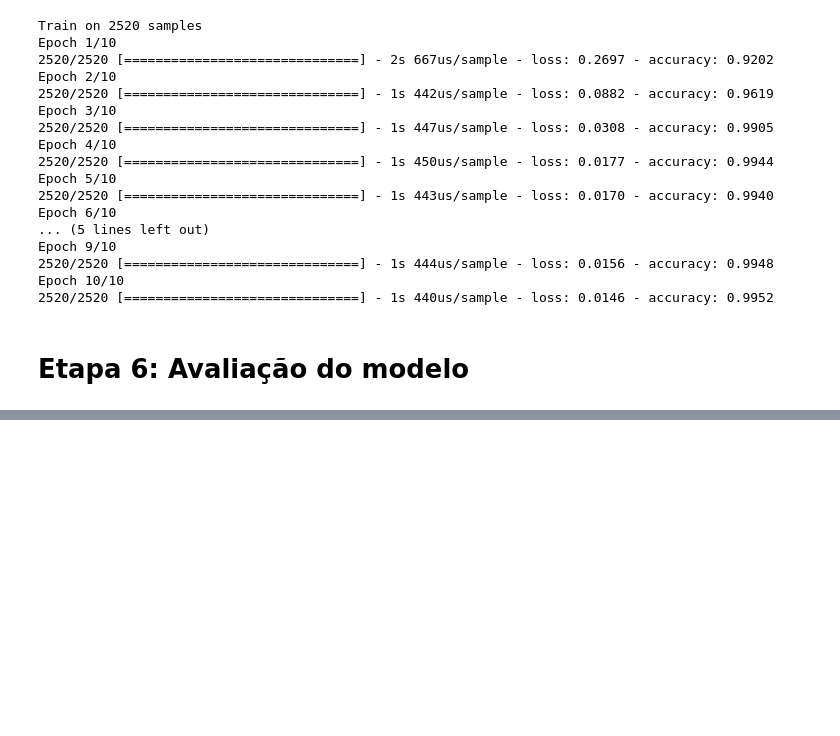
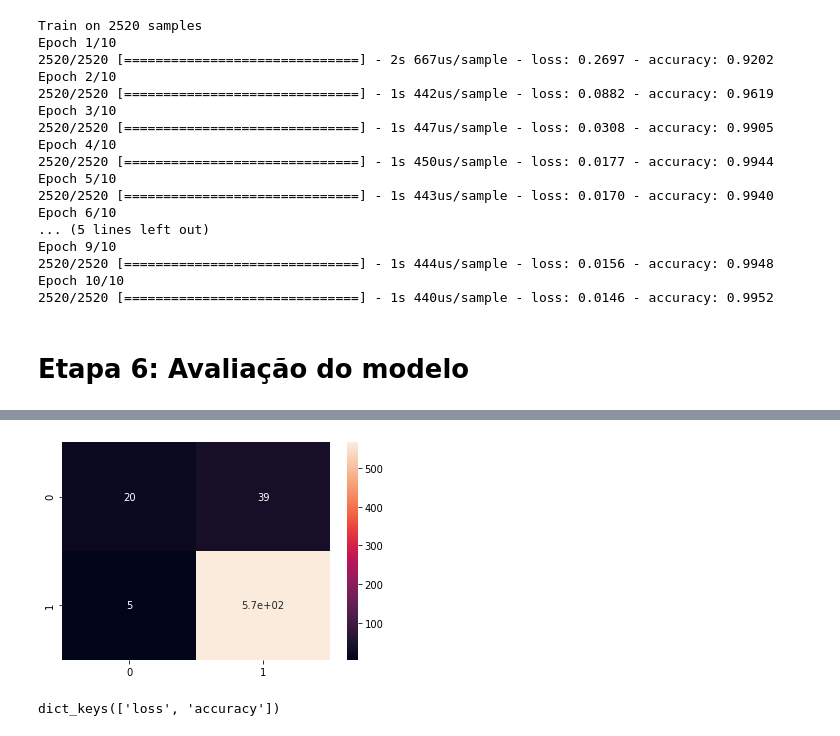
Before and after one commit to marcelounb/DeepLearning, a Jupyter notebook: Projeto5_texto_analise_sentimentos.ipynb, the cells around one changed output, grey strips where cells are left out. Saved outputs shown, nothing was run; the diff lists cells and outputs as text; code cells hidden in the pictures; blank space fills up the shorter version.

```diff
--- a/Projeto5_texto_analise_sentimentos.ipynb
+++ b/Projeto5_texto_analise_sentimentos.ipynb
@@ -344,0 +387,8 @@ Epoch 10/10
+# %%
+sns.heatmap(cm, annot=True);  # Muito ruim na classificacao - 40%
+# %% [output]
+[figure, added]
+# %%
+epochs_hist.history.keys()
+# %% [output]
+dict_keys(['loss', 'accuracy'])
```
Also changed, not shown: parts of 8 cells of this notebook.
